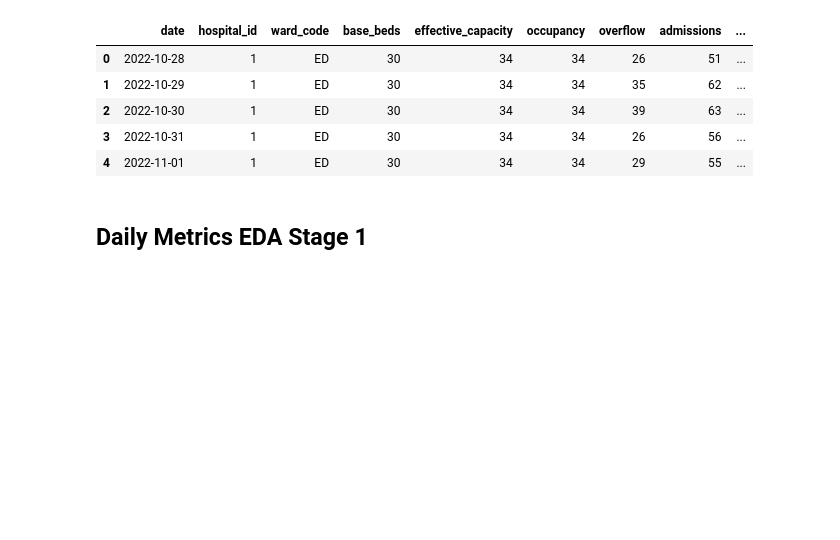
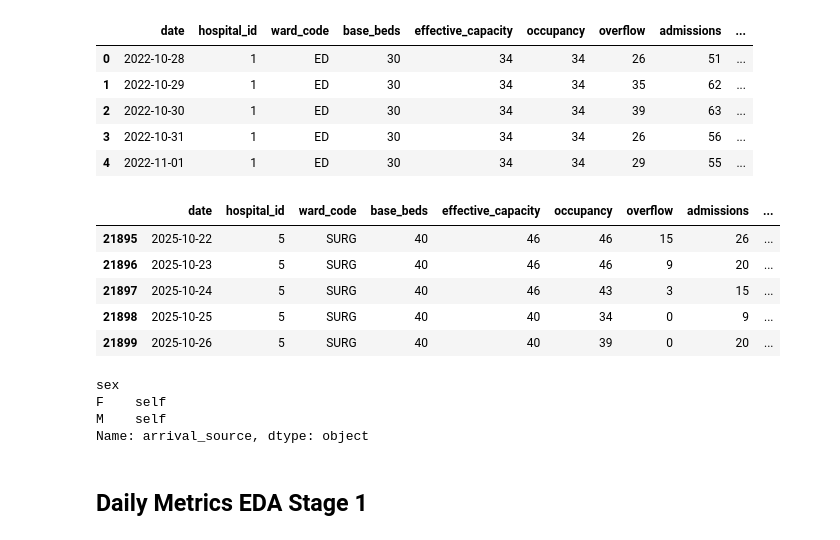
Before and after one commit to abahjohn0411/Med_Optix, a Jupyter notebook: DataCleaning/DataCleaning.ipynb, the cells around one changed output. Drawn from its saved outputs; the diff is of its cells as text; code cells hidden in the pictures; blank space fills up the shorter version.

```diff
--- a/DataCleaning/DataCleaning.ipynb
+++ b/DataCleaning/DataCleaning.ipynb
@@ -9,3 +11,7 @@ import seaborn as sns
+# %%
+pd.set_option('display.max_rows', None)
+
+pd.set_option('display.max_columns', None)
 # %% [markdown]
 ### READING DATASET
 # %%
@@ -73,6 +79,23 @@ daily_metrics.head()
 | 2 | 2022-10-30 | 1 | ED | 30 | 34 | 34 | 39 | 63 | ... |
 | 3 | 2022-10-31 | 1 | ED | 30 | 34 | 34 | 26 | 56 | ... |
 | 4 | 2022-11-01 | 1 | ED | 30 | 34 | 34 | 29 | 55 | ... |
+# %%
+daily_metrics.tail()
+# %% [output]
+|  | date | hospital_id | ward_code | base_beds | effective_capacity | occupancy | overflow | admissions | ... |
+| 21895 | 2025-10-22 | 5 | SURG | 40 | 46 | 46 | 15 | 26 | ... |
+| 21896 | 2025-10-23 | 5 | SURG | 40 | 46 | 46 | 9 | 20 | ... |
+| 21897 | 2025-10-24 | 5 | SURG | 40 | 46 | 43 | 3 | 15 | ... |
+| 21898 | 2025-10-25 | 5 | SURG | 40 | 40 | 34 | 0 | 9 | ... |
+| 21899 | 2025-10-26 | 5 | SURG | 40 | 40 | 39 | 0 | 20 | ... |
+# %%
+cv= admissions.groupby('sex')['arrival_source'].agg(lambda x: x.mode()[0])
+cv
+# %% [output]
+sex
+F    self
+M    self
+Name: arrival_source, dtype: object
 # %% [markdown]
 ## Daily Metrics EDA Stage 1
 # %%
```
Also changed, not shown: parts of 9 cells of this notebook.
